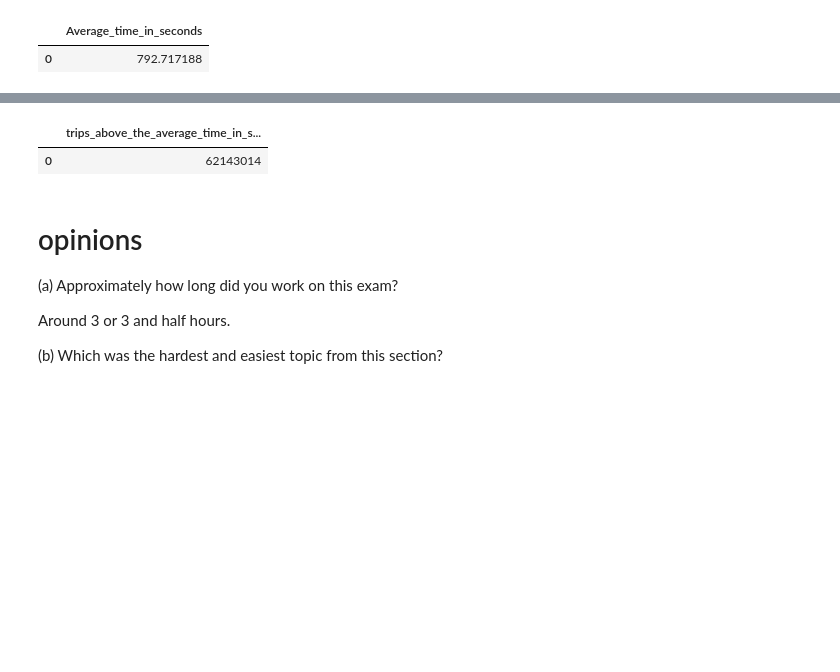
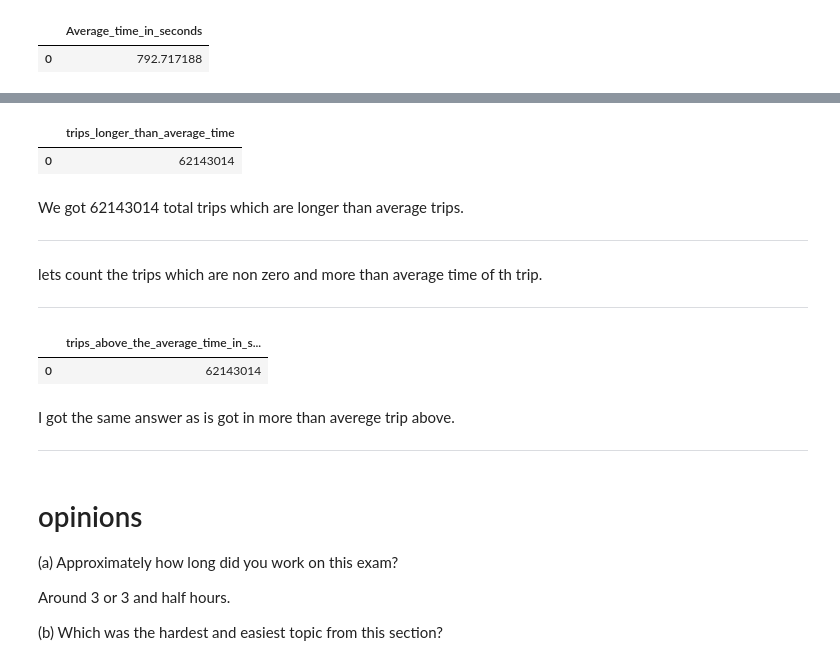
Before and after one commit to ashpou1/data-processing-4313, a Jupyter notebook: exam1.ipynb, the cells around one changed output, grey strips where cells are left out. Saved outputs shown, nothing was run; the diff lists cells and outputs as text; code cells hidden in the pictures; blank space fills up the shorter version.

```diff
--- a/exam1.ipynb
+++ b/exam1.ipynb
@@ -233,10 +294,30 @@ FROM `bigquery-public-data.chicago_taxi_trips.taxi_trips`
 # %%
 %%bigquery --project data-viz-338818
-SELECT COUNTIF(trip_seconds>792.7) as trips_above_the_average_time_in_seconds
+SELECT COUNTIF(trip_seconds>792.7) as trips_longer_than_average_time
 FROM `bigquery-public-data.chicago_taxi_trips.taxi_trips`
 # %% [output]
-|  | trips_above_the_average_time_in_s... |
+|  | trips_longer_than_average_time |
 | 0 | 62143014 |
+# %% [markdown]
+We got 62143014 total trips which are longer than average trips.
+
+---
+# %% [markdown]
+lets count the trips which are non zero and more than average time of th trip.
+
+---
+# %%
+%%bigquery --project data-viz-338818
+SELECT COUNT(*) as trips_above_the_average_time_in_seconds
+FROM `bigquery-public-data.chicago_taxi_trips.taxi_trips`
+WHERE trip_seconds >=0 AND trip_seconds >=792.7
+# %% [output]
+|  | trips_above_the_average_time_in_s... |
+| 0 | 62143014 |
+# %% [markdown]
+I got the same answer as is got in  more than averege trip above.
+
+---
 # %% [markdown]
 # opinions
 (a) Approximately how long did you work on this exam?
```
Also changed, not shown: parts of 22 cells of this notebook.
